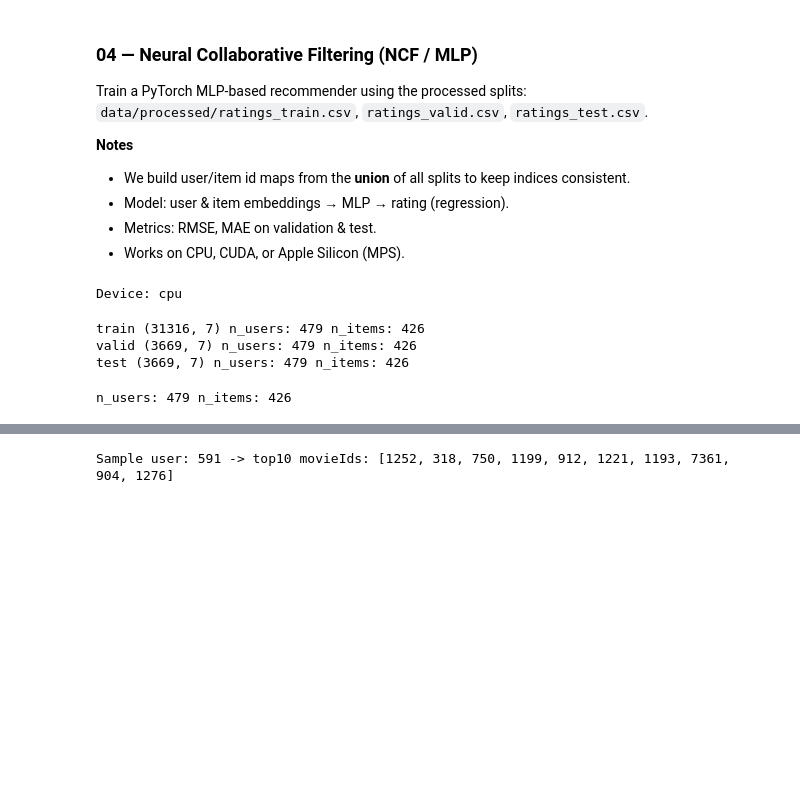
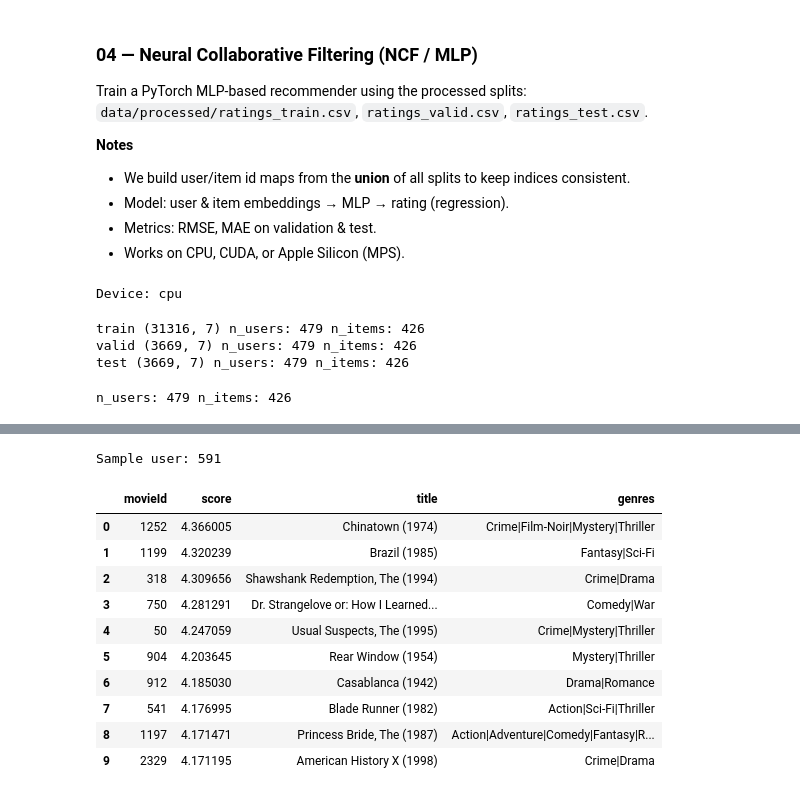
Before and after one commit to AlanYu0321/MovieLens-MCRS, a Jupyter notebook: notebooks/04_MLP_NCF.ipynb, the cells around one changed output, grey strips where cells are left out. Saved outputs shown, nothing was run; the diff lists cells and outputs as text; code cells hidden in the pictures; blank space fills up the shorter version.

```diff
--- a/notebooks/04_MLP_NCF.ipynb
+++ b/notebooks/04_MLP_NCF.ipynb
@@ -143,16 +135,30 @@ Test RMSE: 0.8941 | Test MAE: 0.6923
 # %%
 train_seen = build_seen_items(train_df)
+movies_meta = pd.read_csv(PROC / 'movies_enriched.csv', usecols=['movieId', 'title', 'genres'])
 
 sample_user = int(train_df.userId.sample(1, random_state=42).iloc[0])
 topk = recommend_topk(
     model,
     sample_user,
     user2idx=user2idx_map,
     item2idx=item2idx_map,
     train_seen=train_seen,
     k=10,
     device=device,
-)
-print('Sample user:', sample_user, '-> top10 movieIds:', topk)
+).merge(movies_meta, on='movieId', how='left')
+
+print('Sample user:', sample_user)
+display(topk)
 # %% [output]
-Sample user: 591 -> top10 movieIds: [1252, 318, 750, 1199, 912, 1221, 1193, 7361, 904, 1276]
+Sample user: 591
+|  | movieId | score | title | genres |
+| 0 | 1252 | 4.366005 | Chinatown (1974) | Crime|Film-Noir|Mystery|Thriller |
+| 1 | 1199 | 4.320239 | Brazil (1985) | Fantasy|Sci-Fi |
+| 2 | 318 | 4.309656 | Shawshank Redemption, The (1994) | Crime|Drama |
+| 3 | 750 | 4.281291 | Dr. Strangelove or: How I Learned... | Comedy|War |
+| 4 | 50 | 4.247059 | Usual Suspects, The (1995) | Crime|Mystery|Thriller |
+| 5 | 904 | 4.203645 | Rear Window (1954) | Mystery|Thriller |
+| 6 | 912 | 4.185030 | Casablanca (1942) | Drama|Romance |
+| 7 | 541 | 4.176995 | Blade Runner (1982) | Action|Sci-Fi|Thriller |
+| 8 | 1197 | 4.171471 | Princess Bride, The (1987) | Action|Adventure|Comedy|Fantasy|R... |
+| 9 | 2329 | 4.171195 | American History X (1998) | Crime|Drama |
```
Also changed, not shown: parts of 6 cells of this notebook, 8 other files.
